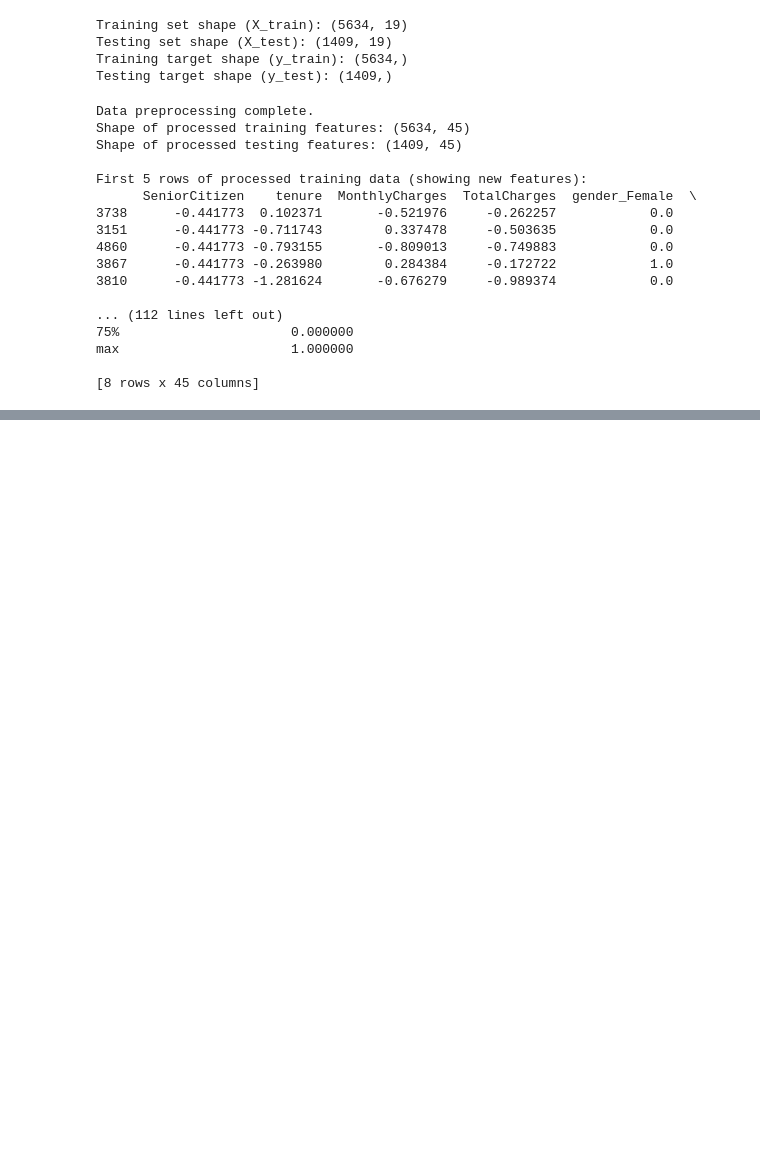
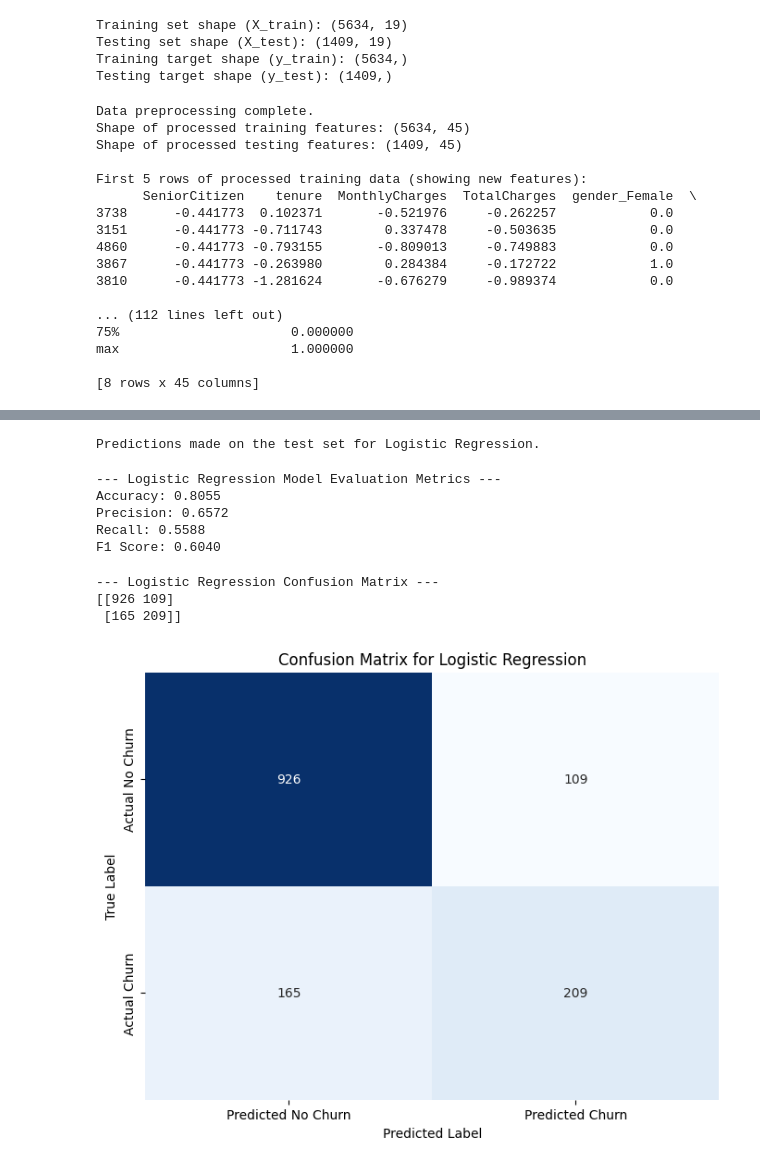
Before and after one commit to lorettayong/Customer-Churn-Prediction, a Jupyter notebook: churn_prediction.ipynb, the cells around one changed output, grey strips where cells are left out. Drawn from its saved outputs; the diff is of its cells as text; code cells hidden in the pictures; blank space fills up the shorter version.

Commit message:
Phase 3: Model Building & Evaluation and README update

```diff
--- a/churn_prediction.ipynb
+++ b/churn_prediction.ipynb
@@ -348,0 +388,67 @@ max                      1.000000
+# %%
+# 2. Make Predictions on the Test Set
+
+# Predict churn labels (0 or 1) for the unseen test data
+y_pred_lr = model_lr.predict(X_test_processed_df)
+
+# Predict probabilities of churn
+# To determine the probability of the positive class (churn=1)
+y_pred_proba_lr = model_lr.predict_proba(X_test_processed_df)[:, 1]
+
+print("\nPredictions made on the test set for Logistic Regression.")
+# %% [output]
+Predictions made on the test set for Logistic Regression.
+# %%
+# 3. Evaluate Model Performance
+print("\n--- Logistic Regression Model Evaluation Metrics ---")
+
+# Accuracy: Proportion of correctly classified instances (both churn and non-churn)
+accuracy_lr = accuracy_score(y_test, y_pred_lr)
+print(f"Accuracy: {accuracy_lr:.4f}")
+
+# Precision: Of all instances predicted positive (churn), how many were actually positive?
+# Important when the cost of False Positives (predicting churn when they are not) is high
+precision_lr = precision_score(y_test, y_pred_lr)
+print(f"Precision: {precision_lr:.4f}")
+
+# Recall (Sensitivity): Of all actual positive instances (actual churn), how many were correctly predicted as positive?
+# Important when the cost of False Negatives (failing to predict actual churn) is high
+recall_lr = recall_score(y_test, y_pred_lr)
+print(f"Recall: {recall_lr:.4f}")
+
+# F1 Score: Harmonic mean of Precision and Recall
+# Useful when a balance between both metrics is needed, especially with uneven class distribution
+f1_lr = f1_score(y_test, y_pred_lr)
+print(f"F1 Score: {f1_lr:.4f}")
+# %% [output]
+--- Logistic Regression Model Evaluation Metrics ---
+Accuracy: 0.8055
+Precision: 0.6572
+Recall: 0.5588
+F1 Score: 0.6040
+# %%
+# 4. Visualise the Confusion Matrix for Logistic Regression
+# A Confusion Matrix provides a detailed breakdown of correct and incorrect predictions.
+# True Negative (TN): Correctly predicted non-churn.
+# False Positive (FP): Predicted churn, but actually non-churn (Type I error).
+# False Negative (FN): Predicted non-churn, but actually churn (Type II error).
+# True Positive (TP): Correctly predicted churn.
+cm_lr = confusion_matrix(y_test, y_pred_lr)
+
+print("\n--- Logistic Regression Confusion Matrix ---")
+print(cm_lr)
+
+# Display the Confusion Matrix visually
+plt.figure(figsize=(8, 6))
+sns.heatmap(cm_lr, annot=True, fmt='d', cmap='Blues', cbar=False,
+            xticklabels=['Predicted No Churn', 'Predicted Churn'],
+            yticklabels=['Actual No Churn', 'Actual Churn'])
+plt.xlabel('Predicted Label')
+plt.ylabel('True Label')
+plt.title('Confusion Matrix for Logistic Regression')
+plt.show()
+# %% [output]
+--- Logistic Regression Confusion Matrix ---
+[[926 109]
+ [165 209]]
+[figure, added]
```
Also changed, not shown: parts of 11 cells of this notebook, 1 other file.
